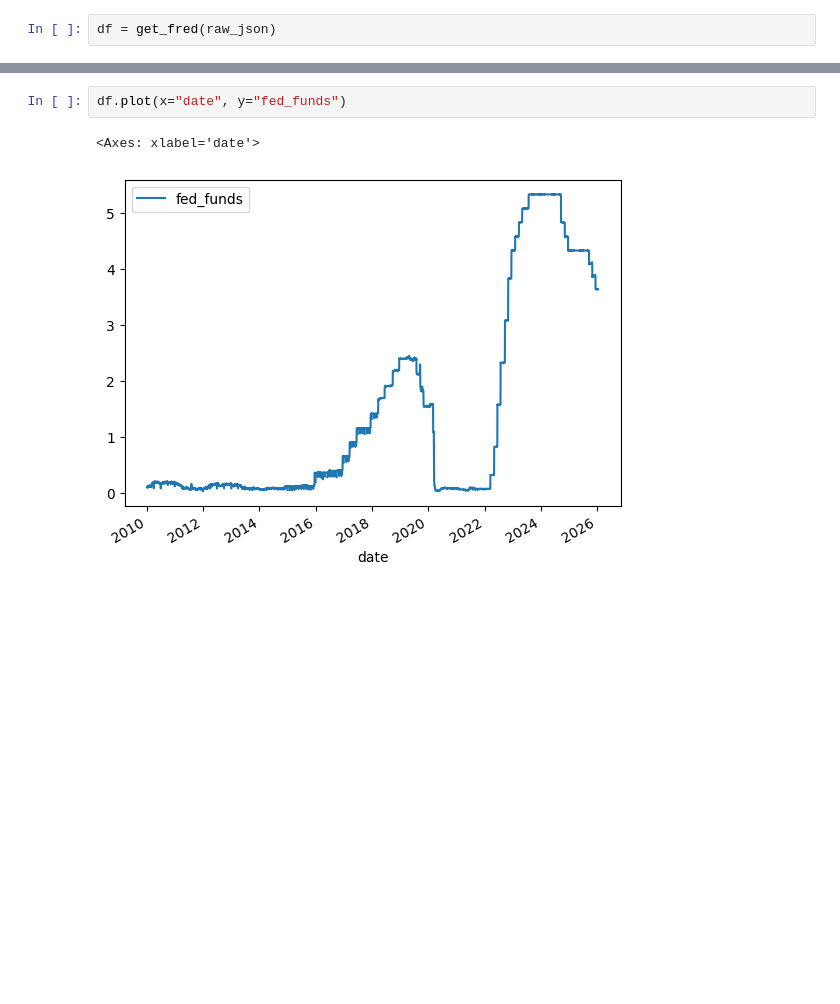
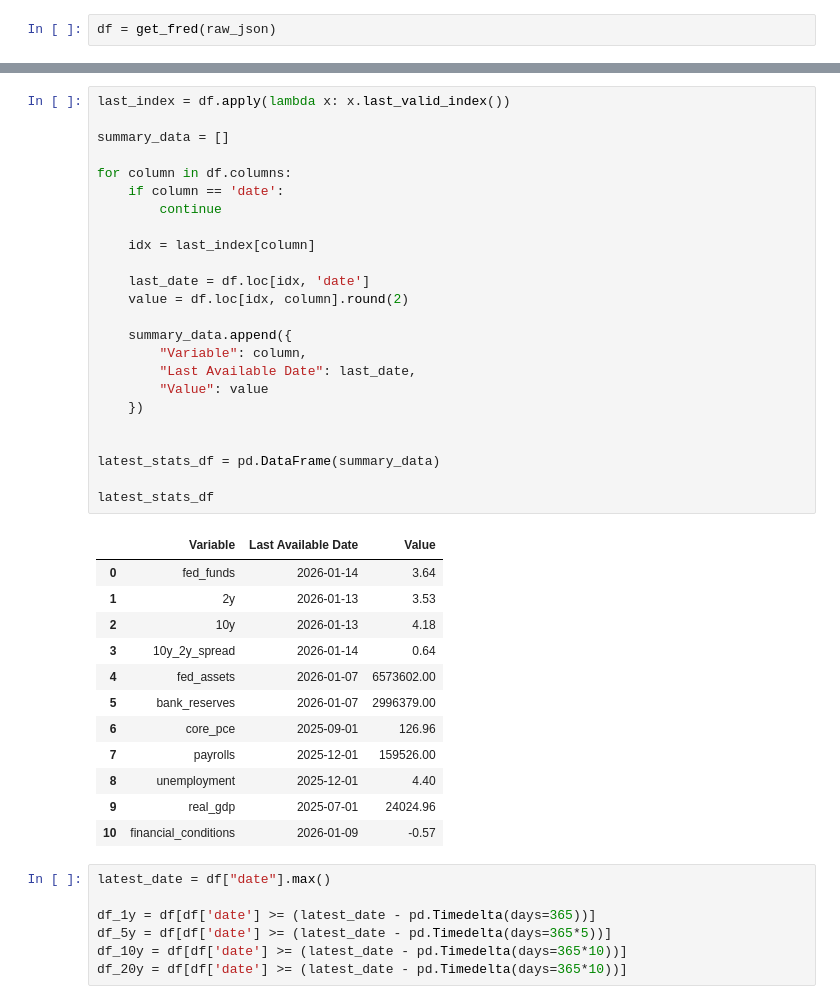
Before and after one commit to cookekieran/Personal-Dashboard-API, a Jupyter notebook: notebook.ipynb, the cells around one changed output, grey strips where cells are left out. Drawn from its saved outputs; the diff is of its cells as text; blank space fills up the shorter version.

```diff
--- a/notebook.ipynb
+++ b/notebook.ipynb
@@ -39,5 +49,44 @@ memory usage: 397.3 KB
+# %%
+last_index = df.apply(lambda x: x.last_valid_index())
+
+summary_data = []
+
+for column in df.columns:
+    if column == 'date':
+        continue
+
+    idx = last_index[column]
+
+    last_date = df.loc[idx, 'date']
+    value = df.loc[idx, column].round(2)
+
+    summary_data.append({
+        "Variable": column,
+        "Last Available Date": last_date,
+        "Value": value
+    })
+
+
+latest_stats_df = pd.DataFrame(summary_data)
+
+latest_stats_df
+# %% [output]
+|  | Variable | Last Available Date | Value |
+| 0 | fed_funds | 2026-01-14 | 3.64 |
+| 1 | 2y | 2026-01-13 | 3.53 |
+| 2 | 10y | 2026-01-13 | 4.18 |
+| 3 | 10y_2y_spread | 2026-01-14 | 0.64 |
+| 4 | fed_assets | 2026-01-07 | 6573602.00 |
+| 5 | bank_reserves | 2026-01-07 | 2996379.00 |
+| 6 | core_pce | 2025-09-01 | 126.96 |
+| 7 | payrolls | 2025-12-01 | 159526.00 |
+| 8 | unemployment | 2025-12-01 | 4.40 |
+| 9 | real_gdp | 2025-07-01 | 24024.96 |
+| 10 | financial_conditions | 2026-01-09 | -0.57 |
 # %%
-df.plot(x="date", y="fed_funds")
+latest_date = df["date"].max()
+
+df_1y = df[df['date'] >= (latest_date - pd.Timedelta(days=365))]
+df_5y = df[df['date'] >= (latest_date - pd.Timedelta(days=365*5))]
+df_10y = df[df['date'] >= (latest_date - pd.Timedelta(days=365*10))]
+df_20y = df[df['date'] >= (latest_date - pd.Timedelta(days=365*10))]
-# %% [output]
-<Axes: xlabel='date'>
-[figure, removed]
```
Also changed, not shown: parts of 8 cells of this notebook.
